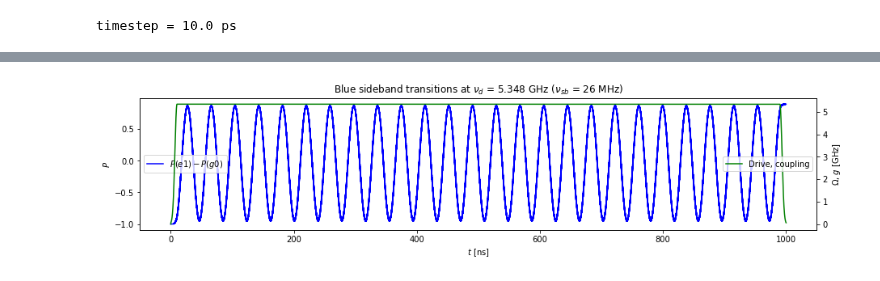
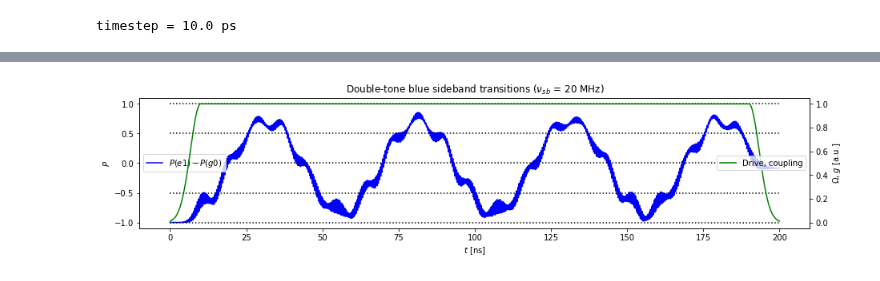
Before and after one commit to wouterkesselsap/thesis, a Jupyter notebook: 2p_sideband.ipynb, the cells around one changed output, grey strips where cells are left out. Saved outputs shown, nothing was run; the diff lists cells and outputs as text; code cells hidden in the pictures.

```diff
--- a/2p_sideband.ipynb
+++ b/2p_sideband.ipynb
@@ -85,7 +91,7 @@ wq_mod = wq + Omega**2/(2*(wq-wd)) + Omega**2/(2*(wq+wd))
 # %%
 t0 = 0         # start of simulation
 t1 = t0 + 0   # start of drive
-t2 = t1 + 50  # end of drive
+t2 = t1 + 200  # end of drive
 t3 = t2 + 0   # end of simulation
 tg = 10        # length of gaussian rise and fall
 
@@ -113,14 +119,11 @@ elif Nt == 2:
 
 # Hamiltonian arguments
 if Nt == 1:
-    H_args = {'t0' : t0, 't1' : t1, 't2' : t2,
-              't3' : t3, 'tg' : tg, 'Q'  : Q,
-              'smooth' : smooth, 'Nt' : Nt, 'wd' : wd}
+    H_args = {'t0' : t0, 't1' : t1, 't2' : t2, 't3' : t3, 'tg' : tg,
+              'Q'  : Q, 'smooth' : smooth, 'Nt' : Nt, 'wd' : wd}
 elif Nt == 2:
-    H_args = {'t0' : t0, 't1' : t1, 't2' : t2,
-              't3' : t3, 'tg' : tg, 'Q'  : Q,
-              'smooth' : smooth, 'Nt' : Nt,
-              'wdq' : wdq, 'wdc' : wdc}
+    H_args = {'t0' : t0, 't1' : t1, 't2' : t2, 't3' : t3, 'tg' : tg,
+              'Q'  : Q, 'smooth' : smooth, 'Nt' : Nt, 'wdq' : wdq, 'wdc' : wdc}
 
 # Expectation operators
 e_ops = [nq, nc]
@@ -263,6 +307,11 @@ if sb == 'red':
     ax1.plot(times, e0-g1, color='r', label='$P(e0) - P(g1)$')
 if sb == 'blue':
     ax1.plot(times, e1-g0, color='b', label='$P(e1) - P(g0)$')
+ax1.plot([times[0], times[-1]], [1, 1], ':', color='k')
+ax1.plot([times[0], times[-1]], [1/2, 1/2], ':', color='k')
+ax1.plot([times[0], times[-1]], [0, 0], ':', color='k')
+ax1.plot([times[0], times[-1]], [-1/2, -1/2], ':', color='k')
+ax1.plot([times[0], times[-1]], [-1, -1], ':', color='k')
 ax1.set_xlabel("$t$ [ns]")
 ax1.set_ylabel("$P$")
 ax1.tick_params(axis='y')
@@ -270,41 +319,53 @@ ax1.legend(loc='center left')
 
 # ax1.set_xlim([40, 50])
 
-drive_coupling = wd/(2*pi)*drive_nonosc(times, H_args)
 ax2 = ax1.twinx()
+if Nt == 1:
+    drive_coupling = wd/(2*pi)*drive_nonosc(times, H_args)
+    ax2.set_ylabel('$\Omega$, $g$ [GHz]')
+elif Nt == 2:
+    drive_coupling = drive_nonosc(times, H_args)
+    ax2.set_ylabel('$\Omega$, $g$ [a.u.]')
 ax2.plot(times, drive_coupling, color='g', label='Drive, coupling')
-ax2.set_ylabel('$\Omega$, $g$ [GHz]')
 ax2.tick_params(axis='y')
 ax2.legend(loc='center right')
 
 fig = plt.gcf()
 if sb == 'red':
-    plt.title("Red sideband transitions at $\\nu_d$ = {} GHz ($\\nu_{{sb}}$ = {} MHz)".format(round(wd/2/pi, 3),
-                                                                                              int(round(1000*wsb/2/pi))))
+    if Nt == 1:
+        plt.title("Single-tone red sideband transitions at $\\nu_d$ = {} GHz ($\\nu_{{sb}}$ = {} MHz)".format(
+                  round(wd/2/pi, 3), int(round(1000*wsb/2/pi))))
+    elif Nt == 2:
+        plt.title("Double-tone red sideband transitions ($\\nu_{{sb}}$ = {} MHz)".format(
+                  int(round(1000*wsb/2/pi))))
 elif sb == 'blue':
-    plt.title("Blue sideband transitions at $\\nu_d$ = {} GHz ($\\nu_{{sb}}$ = {} MHz)".format(round(wd/2/pi, 3),
-                                                                                               int(round(1000*wsb/2/pi))))
+    if Nt == 1:
+        plt.title("Single-tone blue sideband transitions at $\\nu_d$ = {} GHz ($\\nu_{{sb}}$ = {} MHz)".format(
+                  round(wd/2/pi, 3), int(round(1000*wsb/2/pi))))
+    elif Nt == 2:
+        plt.title("Double-tone blue sideband transitions ($\\nu_{{sb}}$ = {} MHz)".format(
+                  int(round(1000*wsb/2/pi))))
 plt.show()
 
 fig_button = widgets.Button(description='Save figure')
 fig_out = widgets.Output()
 def fig_clicked(b):
     fig_button.description = 'Figure saved!'
     with fig_out:
         if Nt == 1:
             fig.savefig(srcfolder + "/" +
                         "fig_{}_{}_Nq{}_Nt{}_Om{}_wd{}_wq{}_wc{}_g{}_wsb{}.png".format(ID, sb, Nq, Nt,
                         round(Omega/2/pi, 2), round(wd/2/pi, 3), round(wq/2/pi, 2), round(wc/2/pi, 2),
                         round(g/2/pi, 2), round(wsb/2/pi, 4)), bbox_inches='tight')
         elif Nt == 2:
             fig.savefig(srcfolder + "/" +
                         "fig_{}_{}_Nq{}_Nt{}_Omq{}_wdq{}_Omc{}_wdc{}_wq{}_wc{}_g{}_wsb{}.png".format(
                         ID, sb, Nq, Nt, round(Omegaq/2/pi, 2), round(wdq/2/pi, 3), round(Omegac/2/pi, 2),
                         round(wdc/2/pi, 3), round(wq/2/pi, 2), round(wc/2/pi, 2),
                         round(g/2/pi, 2), round(wsb/2/pi, 4)), bbox_inches='tight')
 fig_button.on_click(fig_clicked)
 widgets.VBox([fig_button, fig_out])
 # %% [output]
-[figure, old version]
+[figure, new version]
 [interactive output not drawn]
 # %%
```
Also changed, not shown: parts of 8 cells of this notebook, 1 other file.
